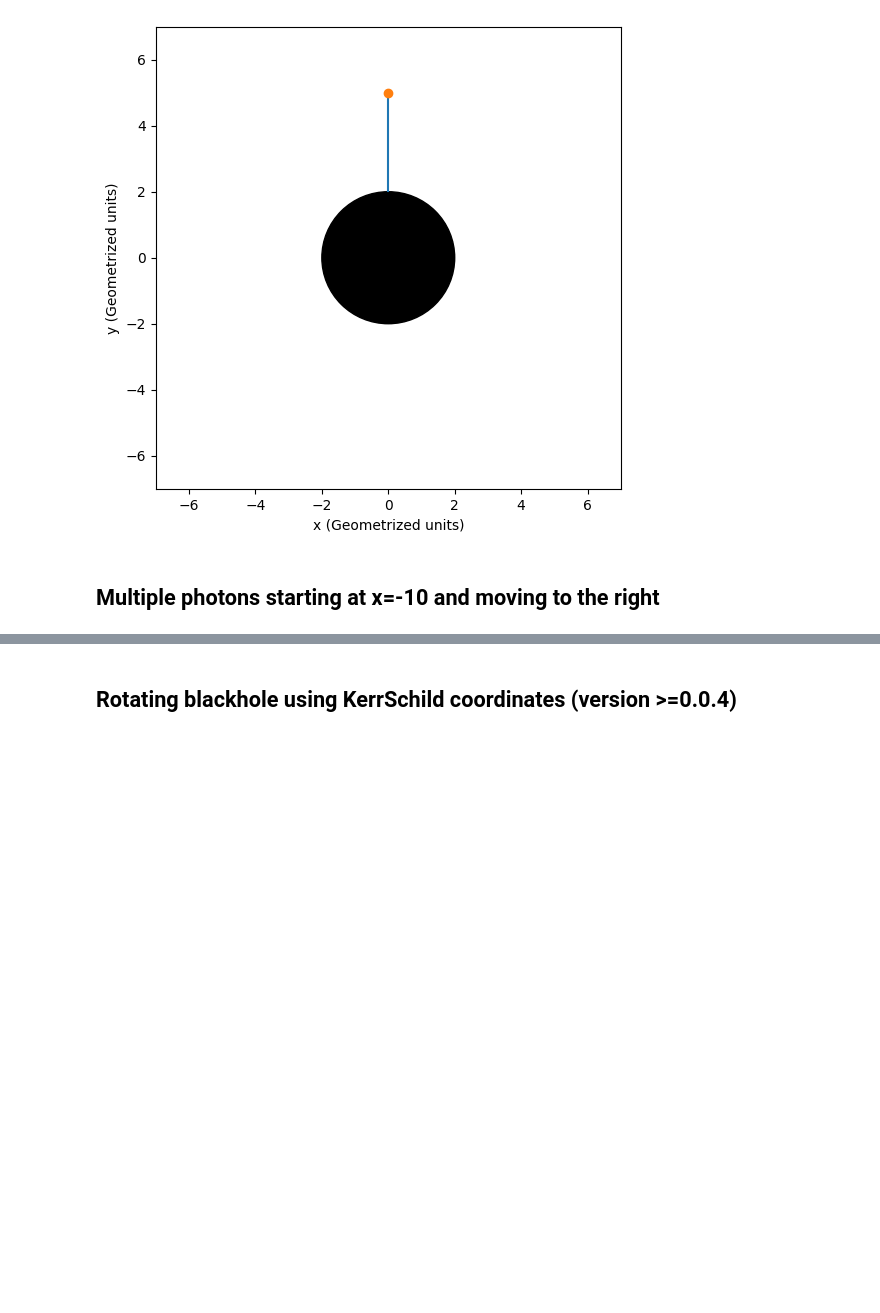
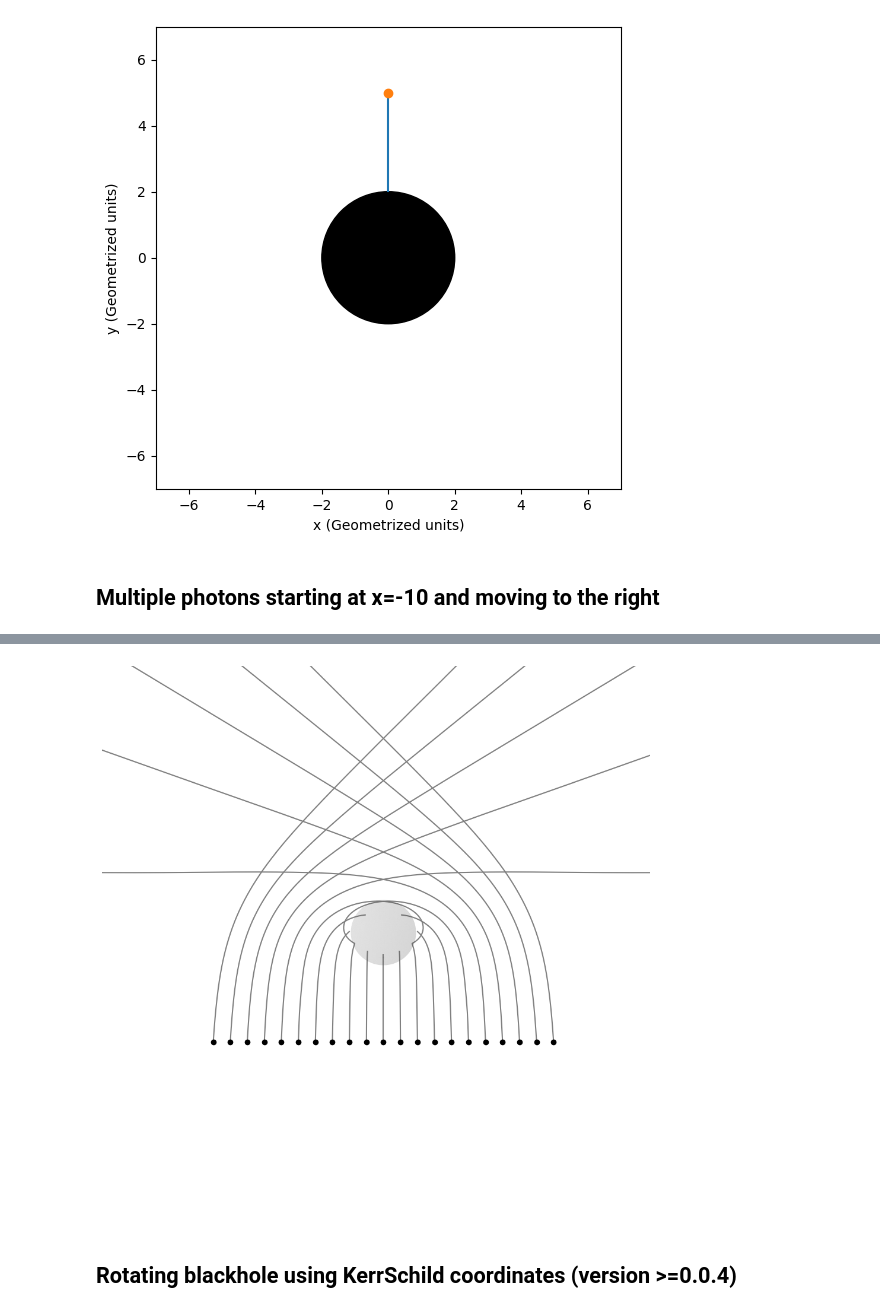
Before and after one commit to bldevries/curvedpy, a Jupyter notebook: tutorials/Tutorial_1_calc_geodesic.ipynb, the cells around one changed output, grey strips where cells are left out. Cells and saved outputs as stored; diff of their text form; code cells hidden in the pictures; blank space fills up the shorter version.

```diff
--- a/tutorials/Tutorial_1_calc_geodesic.ipynb
+++ b/tutorials/Tutorial_1_calc_geodesic.ipynb
@@ -20,6 +20,17 @@ gi = cp.BlackholeGeodesicIntegrator(mass = 1.0, a = 0.0, time_like = False, verb
 print(f"Radius of the blackhole in Schwarzschild radii: {2*gi.get_m()}")
 # %% [output]
 Radius of the blackhole in Schwarzschild radii: 2.0
+# %%
+def plot_sphere(r):
+    theta = np.linspace(0, 2 * np.pi, 100)
+    phi = np.linspace(0, np.pi, 50)
+    theta, phi = np.meshgrid(theta, phi)
+
+    # Convert to Cartesian coordinates
+    x = r * np.sin(phi) * np.cos(theta)
+    y = r * np.sin(phi) * np.sin(theta)
+    z = r * np.cos(phi)
+    return x, y, z
 # %% [markdown]
 ## Example geodesic/trajectory of a photon that escapes
 # %% [markdown]
@@ -116,3 +127,39 @@ Time per photon: 0.0102 sec
+# %%
+def plot_multiple_schw():
+    M = 1
+    a = 0.0
+    gi = cp.BlackholeGeodesicIntegrator(mass = M, a = a, time_like = False, verbose=False)
+
+    nr = 21
+    x0 = [np.array([-10.0, 10-i, 0.0]) for i in range(nr)]
+
+    results = gi.geodesic(\
+                            k0_xyz = [np.array([0.1, 0.0, 0.0]) for i in range(nr)], \
+                            x0_xyz = [np.array([-10.0, 10-i, 0.0]) for i in range(nr)], \
+                            curve_end=500, nr_points_curve=500)
+
+    fig = plt.figure(figsize=(12,12))
+    ax = fig.add_subplot(111, projection='3d')
+    ax.set_aspect('equal')
+    ax.view_init(elev=40, azim=180)
+    ax.set_xlabel("x")
+    ax.set_ylabel("y")
+    plt.axis('off')
+
+    ax.plot_surface(*plot_sphere(2*M), color="gray", alpha=0.1)#cmap='viridis',
+
+    for k_xyz, x_xyz , res in results:
+        ax.plot(*x_xyz, "gray")
+        ax.plot(*np.column_stack(x_xyz)[0], "ko")
+
+    lim=10
+    ax.set_xlim(-lim,lim)
+    ax.set_ylim(-lim,lim)
+    ax.set_zlim(-lim,lim)
+    plt.show()
+plot_multiple_schw()
+# %% [output]
+[figure, added]
 # %% [markdown]
 ## Rotating blackhole using KerrSchild coordinates (version >=0.0.4)
 # %%
```
Also changed, not shown: parts of 6 cells of this notebook, 1 other file.
